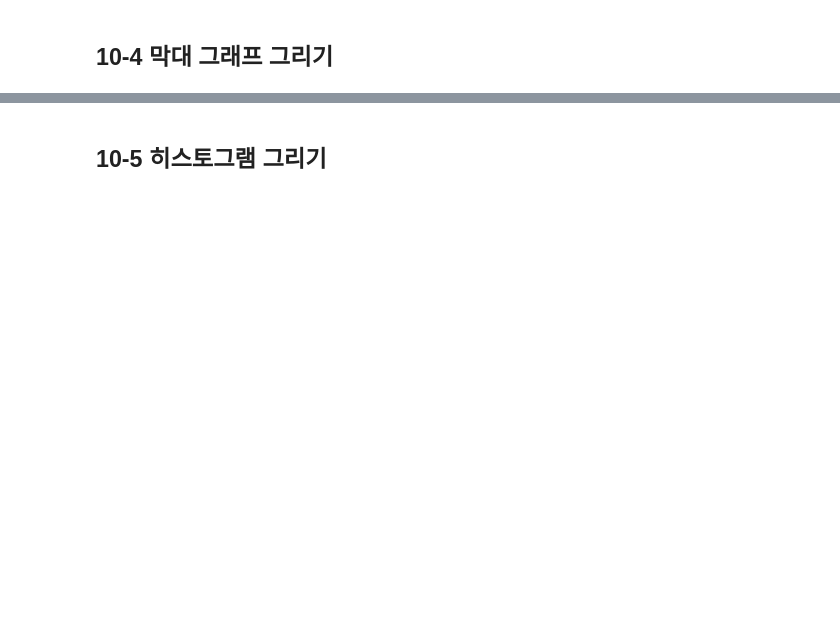
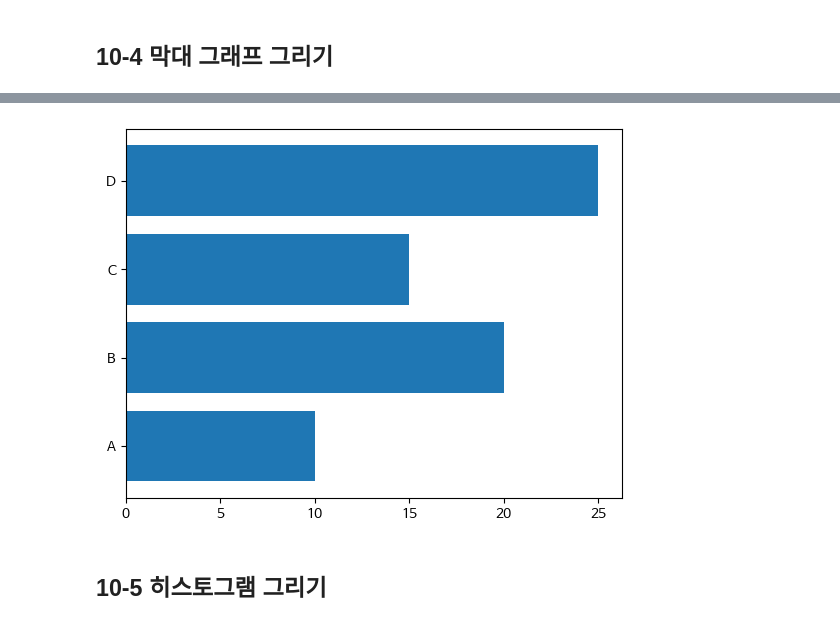
Before and after one commit to ssunm2/Data-Analysis-with-Open-Source, a Jupyter notebook: 오픈소스_데이터_분석_10강.ipynb, the cells around one changed output, grey strips where cells are left out. Saved outputs shown, nothing was run; the diff lists cells and outputs as text; code cells hidden in the pictures; blank space fills up the shorter version.

```diff
--- a/오픈소스_데이터_분석_10강.ipynb
+++ b/오픈소스_데이터_분석_10강.ipynb
@@ -105,10 +133,13 @@ plt.show()
 # %%
 import matplotlib.pyplot as plt
 
 ## 데이터 정의
 categories = ['A', 'B', 'C', 'D']
 values = [10, 20, 15, 25]
 
-## 막대 그래프 그리기
+## 가로 막대 그래프 그리기
+plt.barh(categories, values)
 
 plt.show()
+# %% [output]
+[figure, added]
```
Also changed, not shown: parts of 23 cells of this notebook.
